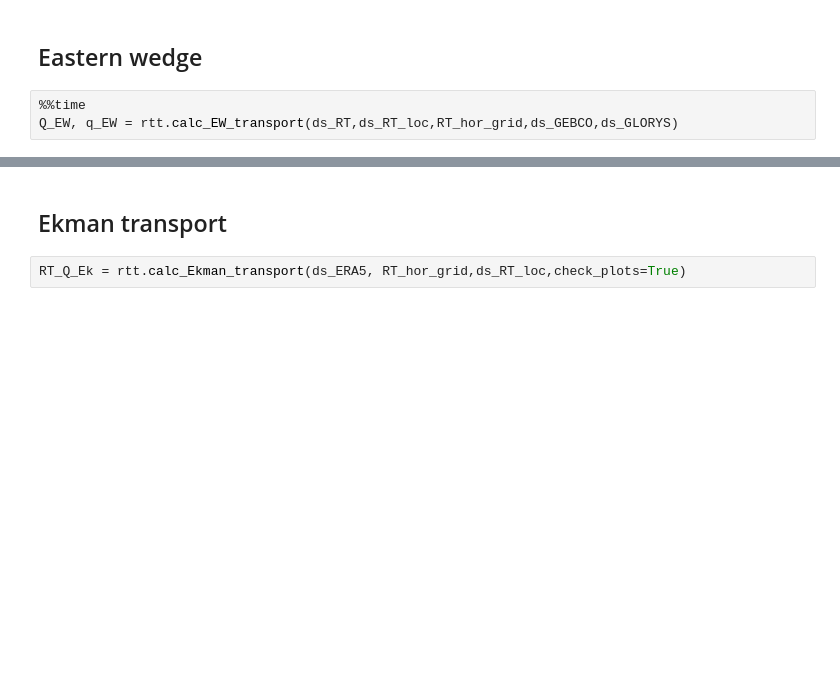
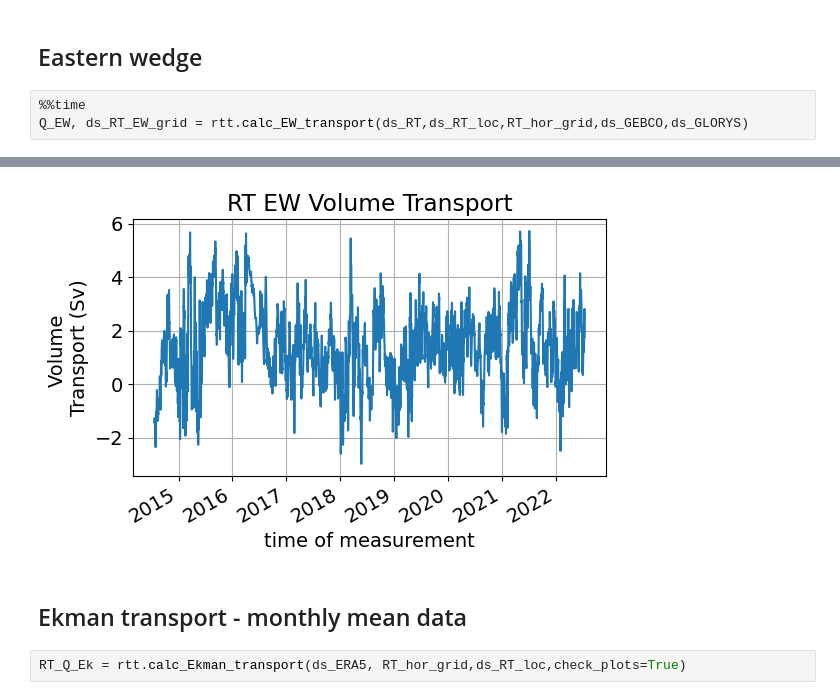
Before and after one commit to ScotMarPhys/Rockall_Trough_Transports, a Jupyter notebook: notebooks/1.0_Rockall_Trough_transports_2014_2022_v0.ipynb, the cells around one changed output, grey strips where cells are left out. Drawn from its saved outputs; the diff is of its cells as text; blank space fills up the shorter version.

```diff
--- a/notebooks/1.0_Rockall_Trough_transports_2014_2022_v0.ipynb
+++ b/notebooks/1.0_Rockall_Trough_transports_2014_2022_v0.ipynb
@@ -149,4 +145,5 @@ ValueError: Dataset.plot cannot be called directly. Use an explicit plot method,
 ## Eastern wedge
 # %%
 %%time
-Q_EW, q_EW = rtt.calc_EW_transport(ds_RT,ds_RT_loc,RT_hor_grid,ds_GEBCO,ds_GLORYS)
+Q_EW, ds_RT_EW_grid = rtt.calc_EW_transport(ds_RT,ds_RT_loc,RT_hor_grid,ds_GEBCO,ds_GLORYS)
+# %% [output]
@@ -153,5 +152,6 @@ Q_EW, q_EW = rtt.calc_EW_transport(ds_RT,ds_RT_loc,RT_hor_grid,ds_GEBCO,ds_GLORY
+[figure, added]
 # %% [markdown]
-## Ekman transport
+## Ekman transport - monthly mean data
 # %%
 RT_Q_Ek = rtt.calc_Ekman_transport(ds_ERA5, RT_hor_grid,ds_RT_loc,check_plots=True)
 # %% [output]
```
Also changed, not shown: parts of 9 cells of this notebook, 2 other files.
